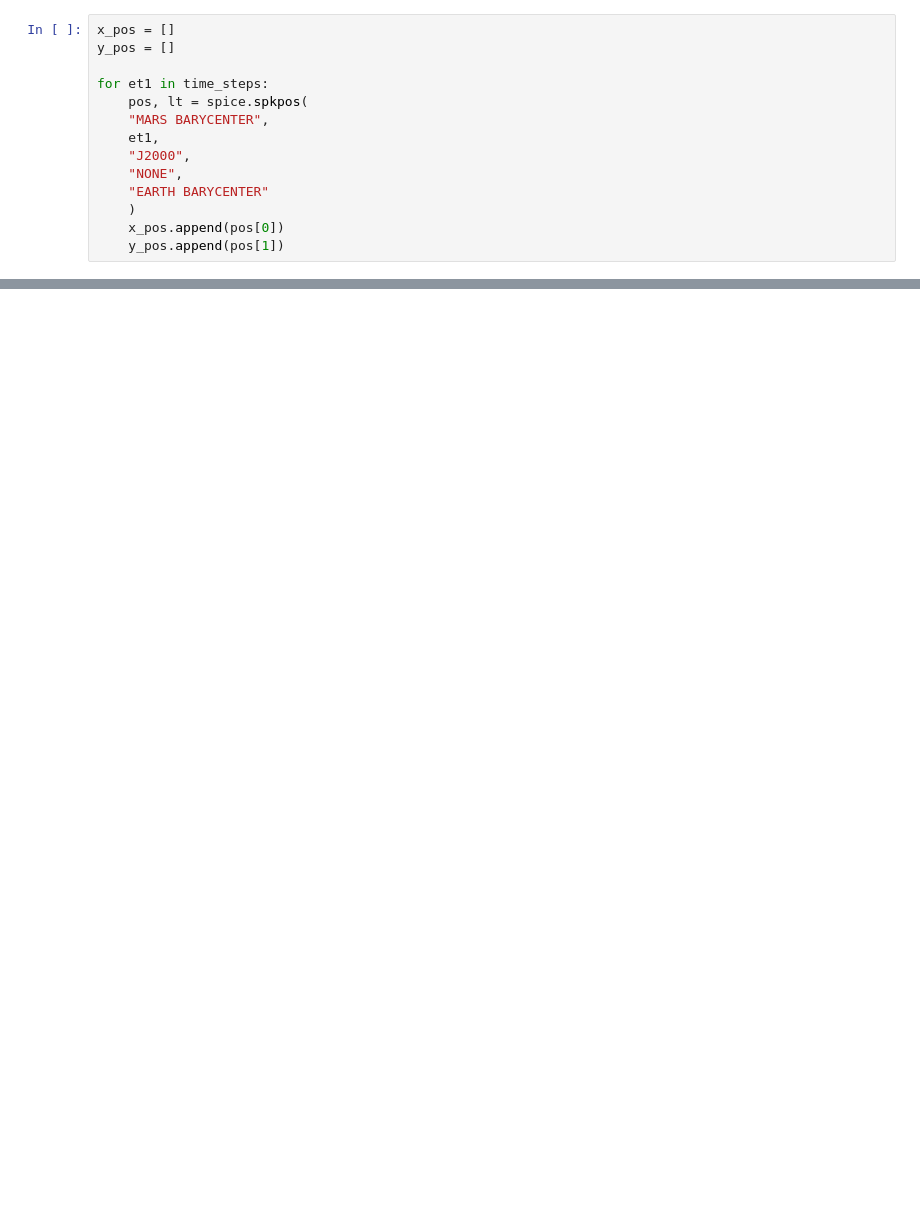
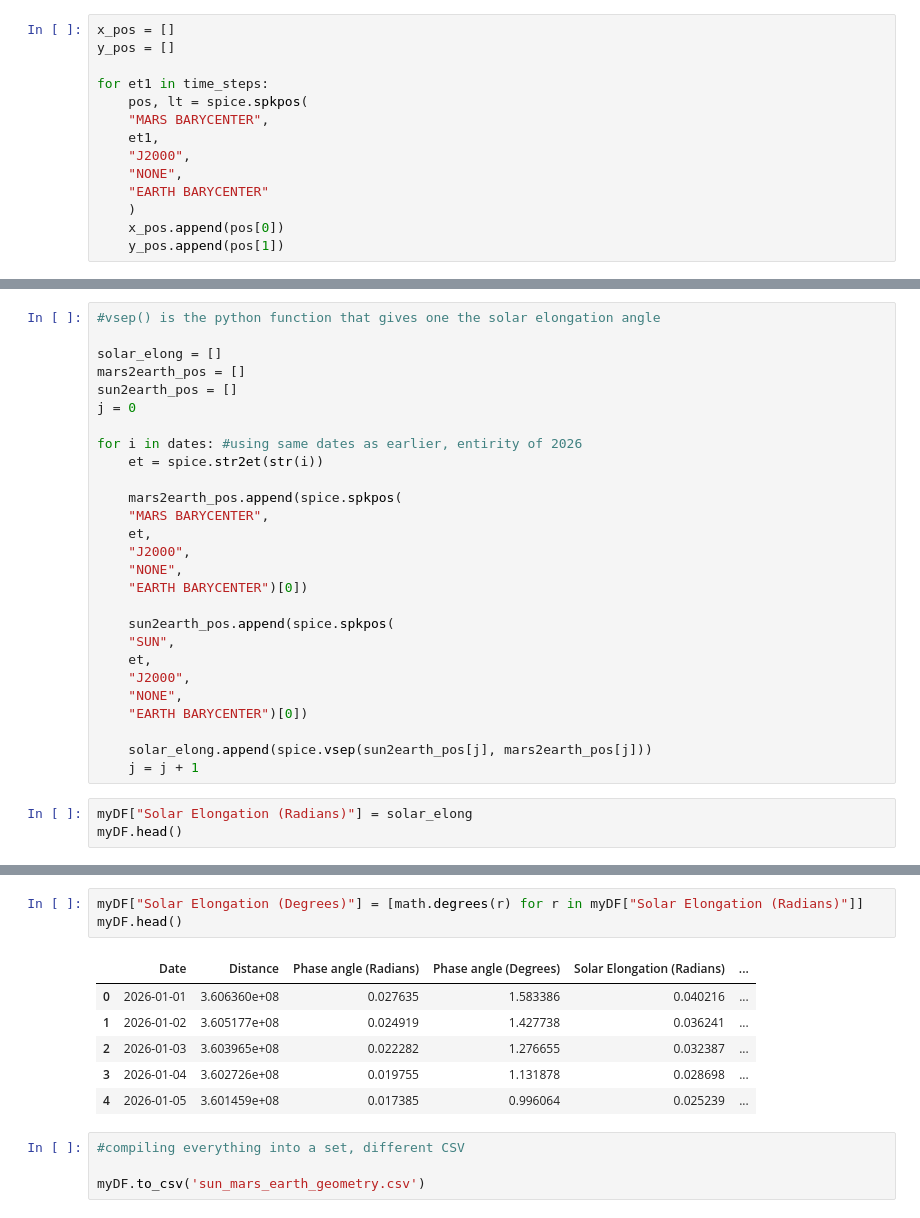
Before and after one commit to cometcoming/PlanetVis, a Jupyter notebook: planetvis.ipynb, the cells around one changed output, grey strips where cells are left out. Saved outputs shown, nothing was run; the diff lists cells and outputs as text; blank space fills up the shorter version.

```diff
--- a/planetvis.ipynb
+++ b/planetvis.ipynb
@@ -106,0 +263,30 @@ plt.show()
+# %%
+#vsep() is the python function that gives one the solar elongation angle
+
+solar_elong = []
+mars2earth_pos = []
+sun2earth_pos = []
+j = 0
+
+for i in dates: #using same dates as earlier, entirity of 2026
+    et = spice.str2et(str(i))
+
+    mars2earth_pos.append(spice.spkpos(
+    "MARS BARYCENTER",
+    et,
+    "J2000",
+    "NONE",
+    "EARTH BARYCENTER")[0])
+
+    sun2earth_pos.append(spice.spkpos(
+    "SUN",
+    et,
+    "J2000",
+    "NONE",
+    "EARTH BARYCENTER")[0])
+
+    solar_elong.append(spice.vsep(sun2earth_pos[j], mars2earth_pos[j]))
+    j = j + 1
+# %%
+myDF["Solar Elongation (Radians)"] = solar_elong
+myDF.head()
@@ -106,0 +300,14 @@ plt.show()
+# %%
+myDF["Solar Elongation (Degrees)"] = [math.degrees(r) for r in myDF["Solar Elongation (Radians)"]]
+myDF.head()
+# %% [output]
+|  | Date | Distance | Phase angle (Radians) | Phase angle (Degrees) | Solar Elongation (Radians) | ... |
+| 0 | 2026-01-01 | 3.606360e+08 | 0.027635 | 1.583386 | 0.040216 | ... |
+| 1 | 2026-01-02 | 3.605177e+08 | 0.024919 | 1.427738 | 0.036241 | ... |
+| 2 | 2026-01-03 | 3.603965e+08 | 0.022282 | 1.276655 | 0.032387 | ... |
+| 3 | 2026-01-04 | 3.602726e+08 | 0.019755 | 1.131878 | 0.028698 | ... |
+| 4 | 2026-01-05 | 3.601459e+08 | 0.017385 | 0.996064 | 0.025239 | ... |
+# %%
+#compiling everything into a set, different CSV
+
+myDF.to_csv('sun_mars_earth_geometry.csv')
```
Also changed, not shown: parts of 29 cells of this notebook, 1 other file.
